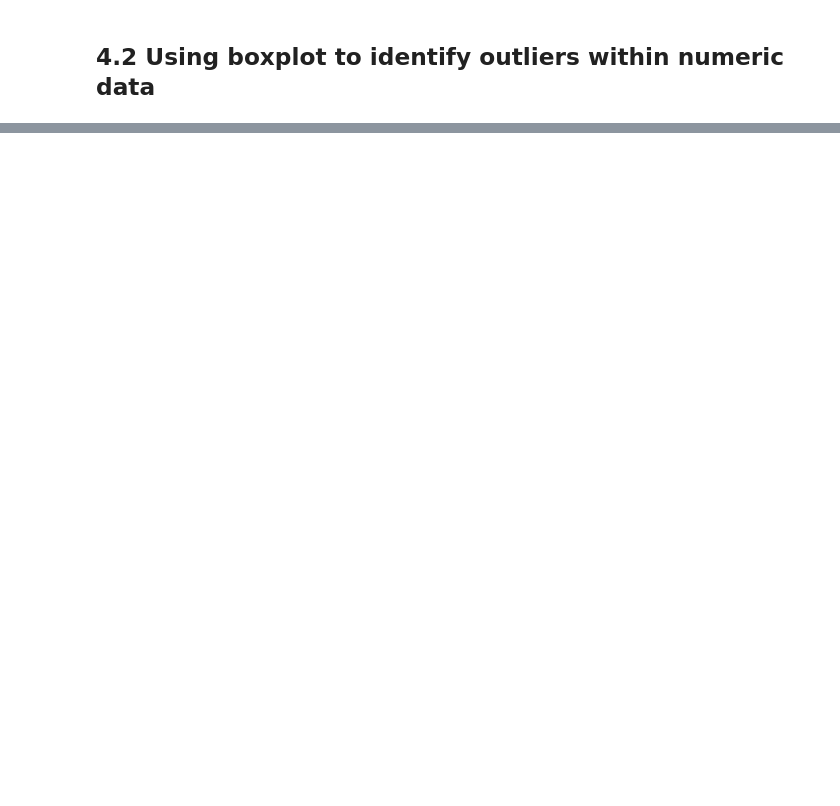
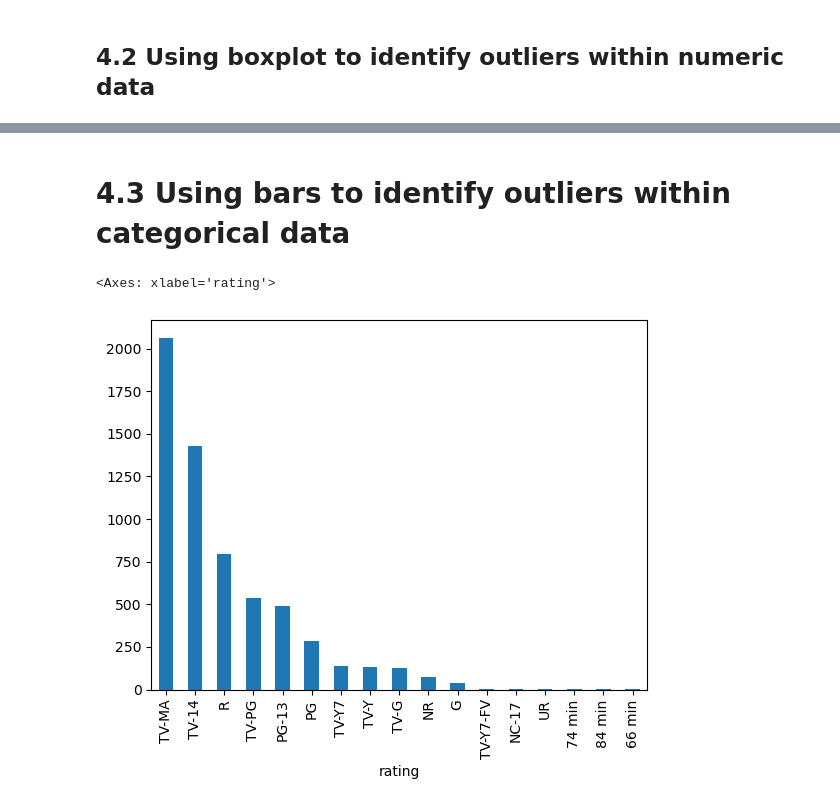
Before and after one commit to Zaman-SE/datascience, a Jupyter notebook: 8 Project 3 Data Cleaning with Pandas.ipynb, the cells around one changed output, grey strips where cells are left out. Saved outputs shown, nothing was run; the diff lists cells and outputs as text; code cells hidden in the pictures; blank space fills up the shorter version.

```diff
--- a/8 Project 3 Data Cleaning with Pandas.ipynb
+++ b/8 Project 3 Data Cleaning with Pandas.ipynb
@@ -190,0 +266,8 @@ df_movie['date_added'].str.extract('(\d{4})')
+# %% [markdown]
+# 4.3 Using bars to identify outliers within categorical data
+# %%
+#make barplot with pandas
+df_movie['rating'].value_counts().plot(kind='bar')
+# %% [output]
+<Axes: xlabel='rating'>
+[figure, added]
```
Also changed, not shown: parts of 14 cells of this notebook, 8 other files.
